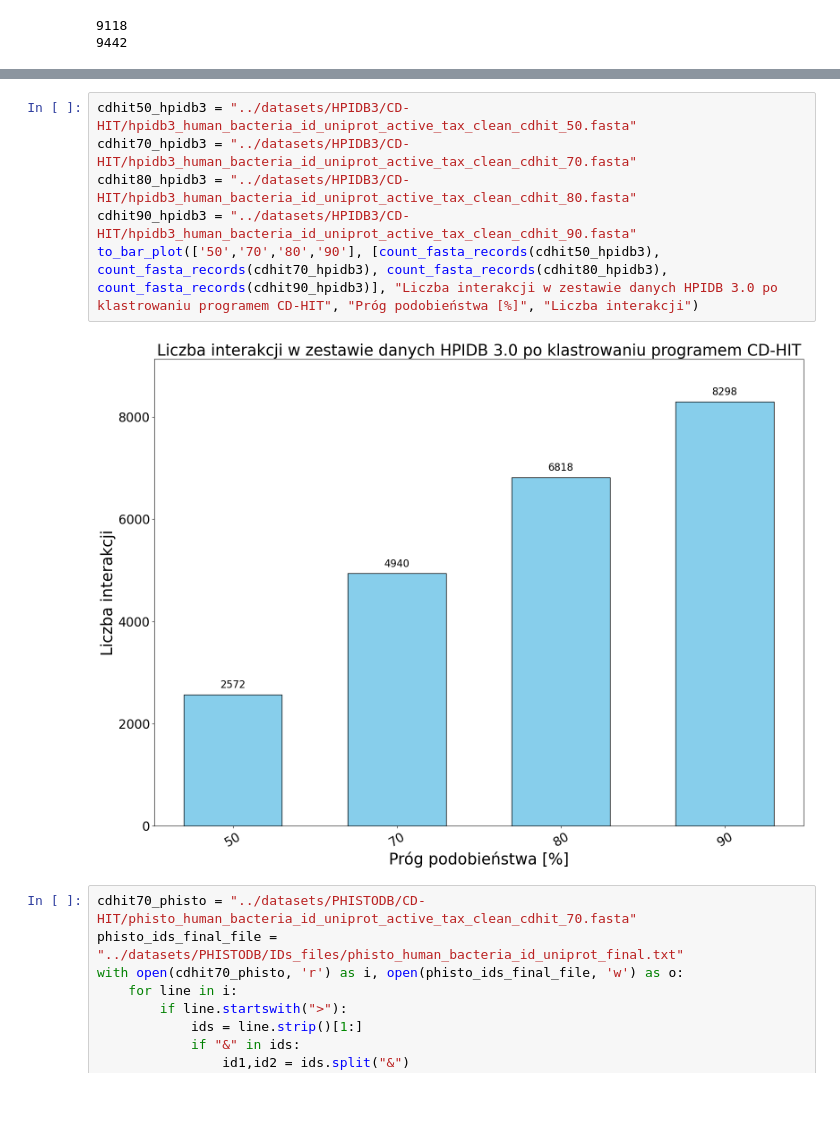
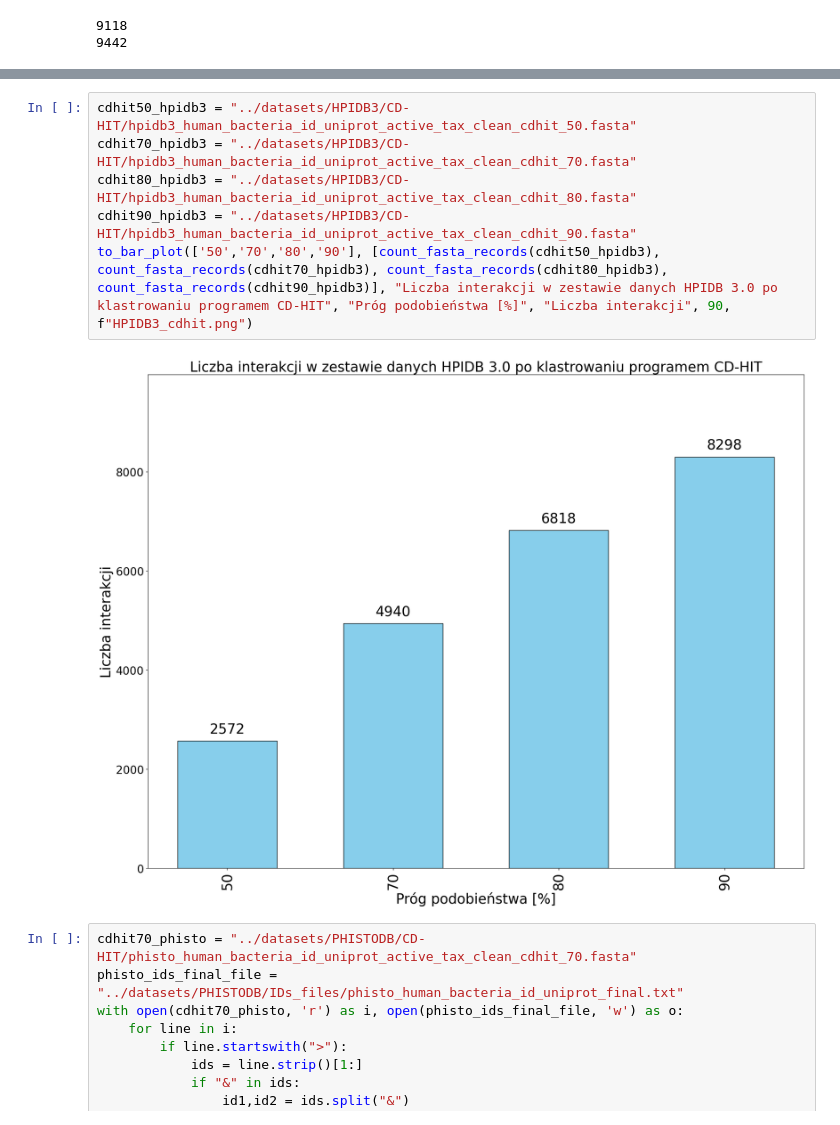
Before and after one commit to VVidm0/Bachelor-s_thesis, a Jupyter notebook: analysis/positive_dataset_analysis.ipynb, the cells around one changed output, grey strips where cells are left out. Drawn from its saved outputs; the diff is of its cells as text; blank space fills up the shorter version.

```diff
--- a/analysis/positive_dataset_analysis.ipynb
+++ b/analysis/positive_dataset_analysis.ipynb
@@ -766,11 +755,11 @@ to_bar_plot(['50','70','80','90'], [count_fasta_records(cdhit50_phisto), count_f
 # %%
 cdhit50_hpidb3 = "../datasets/HPIDB3/CD-HIT/hpidb3_human_bacteria_id_uniprot_active_tax_clean_cdhit_50.fasta"
 cdhit70_hpidb3 = "../datasets/HPIDB3/CD-HIT/hpidb3_human_bacteria_id_uniprot_active_tax_clean_cdhit_70.fasta"
 cdhit80_hpidb3 = "../datasets/HPIDB3/CD-HIT/hpidb3_human_bacteria_id_uniprot_active_tax_clean_cdhit_80.fasta"
 cdhit90_hpidb3 = "../datasets/HPIDB3/CD-HIT/hpidb3_human_bacteria_id_uniprot_active_tax_clean_cdhit_90.fasta"
-to_bar_plot(['50','70','80','90'], [count_fasta_records(cdhit50_hpidb3), count_fasta_records(cdhit70_hpidb3), count_fasta_records(cdhit80_hpidb3), count_fasta_records(cdhit90_hpidb3)], "Liczba interakcji w zestawie danych HPIDB 3.0 po klastrowaniu programem CD-HIT", "Próg podobieństwa [%]", "Liczba interakcji")
+to_bar_plot(['50','70','80','90'], [count_fasta_records(cdhit50_hpidb3), count_fasta_records(cdhit70_hpidb3), count_fasta_records(cdhit80_hpidb3), count_fasta_records(cdhit90_hpidb3)], "Liczba interakcji w zestawie danych HPIDB 3.0 po klastrowaniu programem CD-HIT", "Próg podobieństwa [%]", "Liczba interakcji", 90, f"HPIDB3_cdhit.png")
 # %% [output]
-[figure, old version]
+[figure, new version]
 # %%
 cdhit70_phisto = "../datasets/PHISTODB/CD-HIT/phisto_human_bacteria_id_uniprot_active_tax_clean_cdhit_70.fasta"
 phisto_ids_final_file = "../datasets/PHISTODB/IDs_files/phisto_human_bacteria_id_uniprot_final.txt"
```
Also changed, not shown: parts of 16 cells of this notebook, 11 other files.
